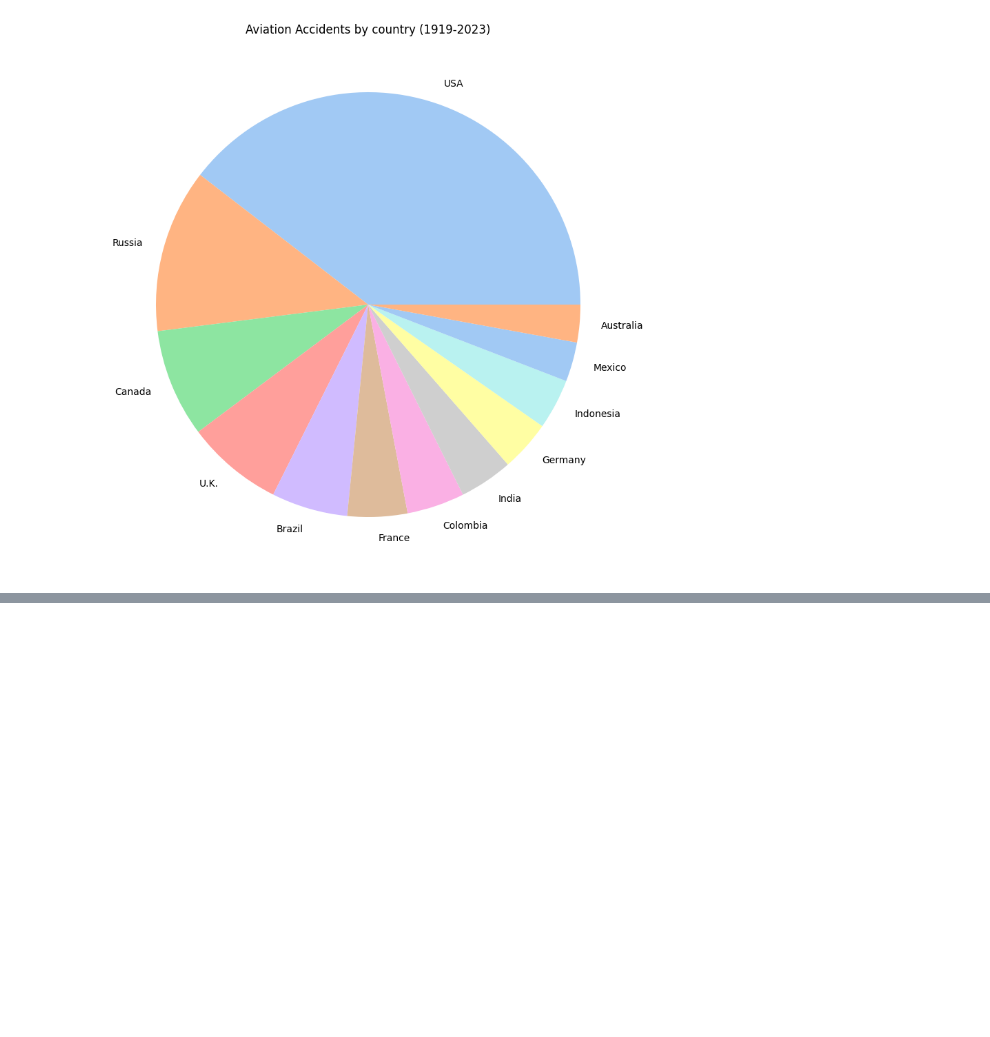
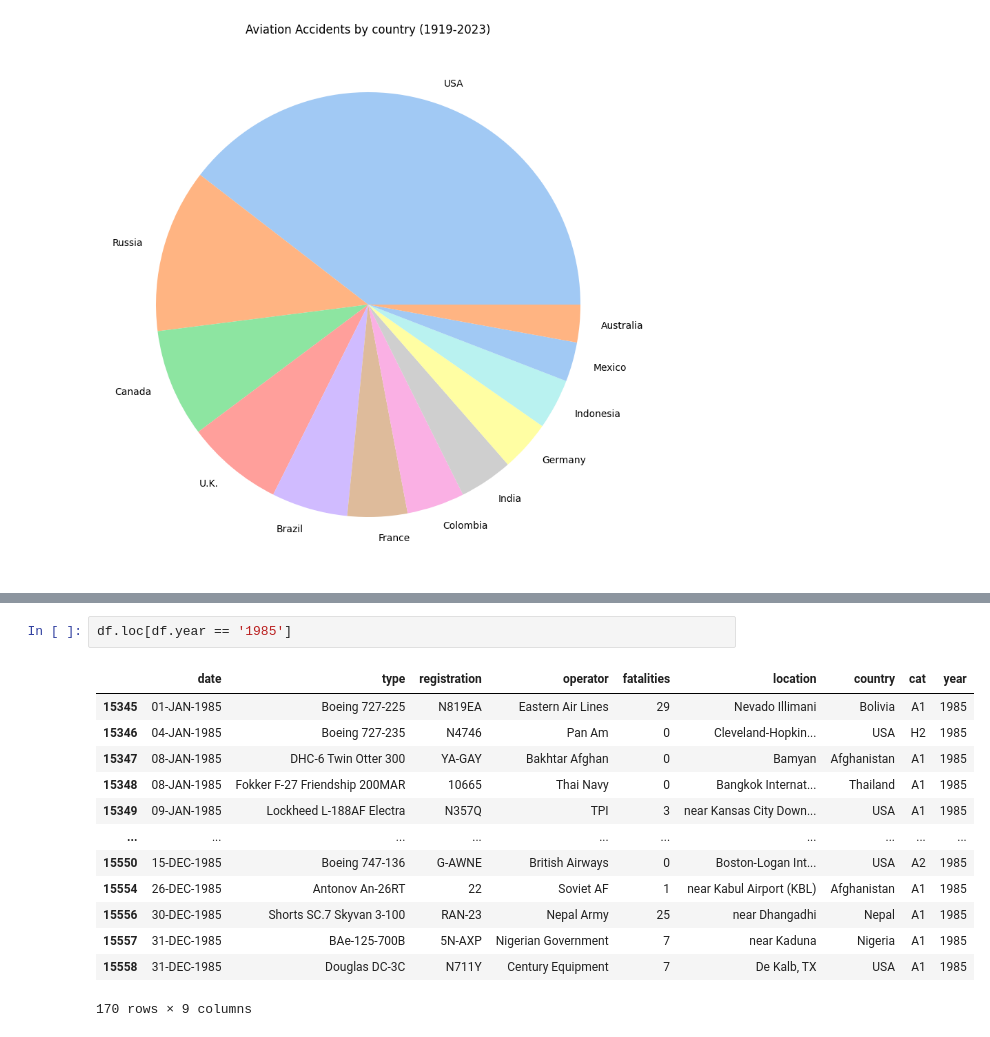
Before and after one commit to sootooly/aviation-accidents-analysis, a Jupyter notebook: aviation-accidents.ipynb, the cells around one changed output, grey strips where cells are left out. Drawn from its saved outputs; the diff is of its cells as text; blank space fills up the shorter version.

```diff
--- a/aviation-accidents.ipynb
+++ b/aviation-accidents.ipynb
@@ -84,0 +120,16 @@ Text(0.5, 1.0, 'Aviation Accidents by country (1919-2023)')
+# %%
+df.loc[df.year == '1985']
+# %% [output]
+|  | date | type | registration | operator | fatalities | location | country | cat | year |
+| 15345 | 01-JAN-1985 | Boeing 727-225 | N819EA | Eastern Air Lines | 29 | Nevado Illimani | Bolivia | A1 | 1985 |
+| 15346 | 04-JAN-1985 | Boeing 727-235 | N4746 | Pan Am | 0 | Cleveland-Hopkin... | USA | H2 | 1985 |
+| 15347 | 08-JAN-1985 | DHC-6 Twin Otter 300 | YA-GAY | Bakhtar Afghan | 0 | Bamyan | Afghanistan | A1 | 1985 |
+| 15348 | 08-JAN-1985 | Fokker F-27 Friendship 200MAR | 10665 | Thai Navy | 0 | Bangkok Internat... | Thailand | A1 | 1985 |
+| 15349 | 09-JAN-1985 | Lockheed L-188AF Electra | N357Q | TPI | 3 | near Kansas City Down... | USA | A1 | 1985 |
+| ... | ... | ... | ... | ... | ... | ... | ... | ... | ... |
+| 15550 | 15-DEC-1985 | Boeing 747-136 | G-AWNE | British Airways | 0 | Boston-Logan Int... | USA | A2 | 1985 |
+| 15554 | 26-DEC-1985 | Antonov An-26RT | 22 | Soviet AF | 1 | near Kabul Airport (KBL) | Afghanistan | A1 | 1985 |
+| 15556 | 30-DEC-1985 | Shorts SC.7 Skyvan 3-100 | RAN-23 | Nepal Army | 25 | near Dhangadhi | Nepal | A1 | 1985 |
+| 15557 | 31-DEC-1985 | BAe-125-700B | 5N-AXP | Nigerian Government | 7 | near Kaduna | Nigeria | A1 | 1985 |
+| 15558 | 31-DEC-1985 | Douglas DC-3C | N711Y | Century Equipment | 7 | De Kalb, TX | USA | A1 | 1985 |
+170 rows × 9 columns
```
Also changed, not shown: parts of 7 cells of this notebook.
